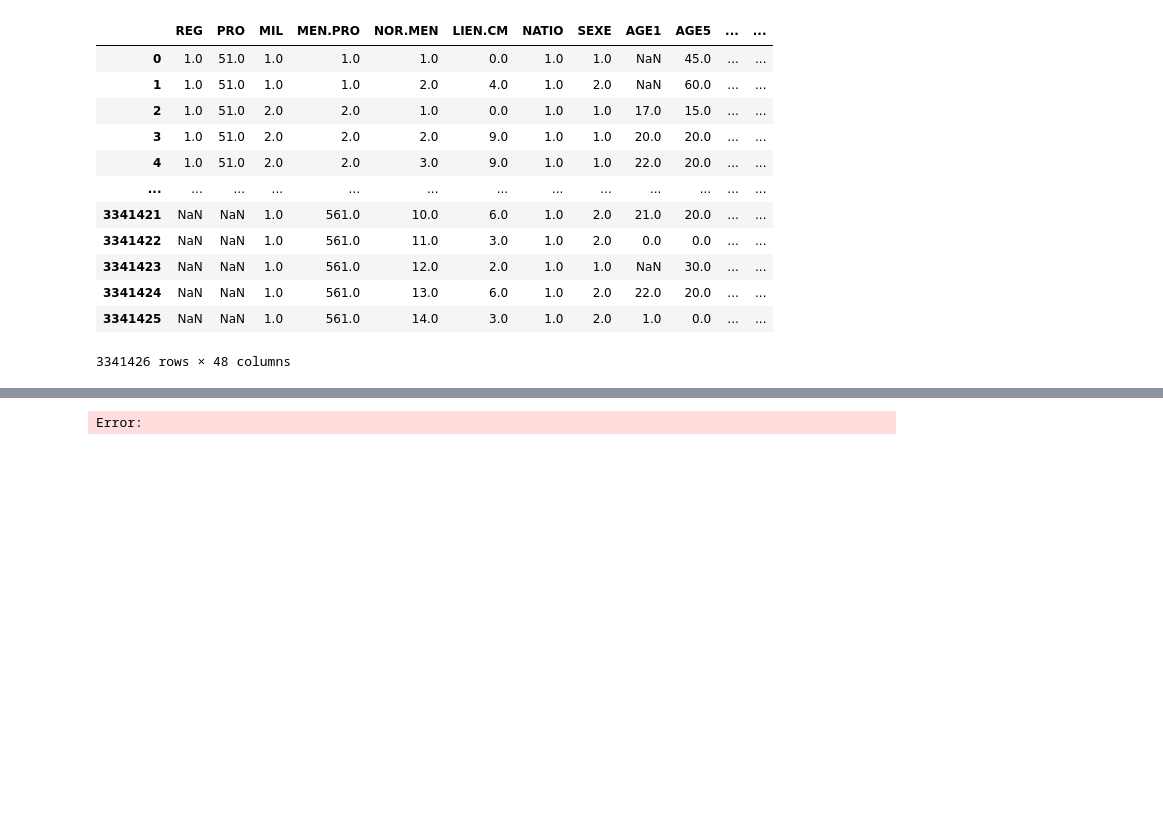
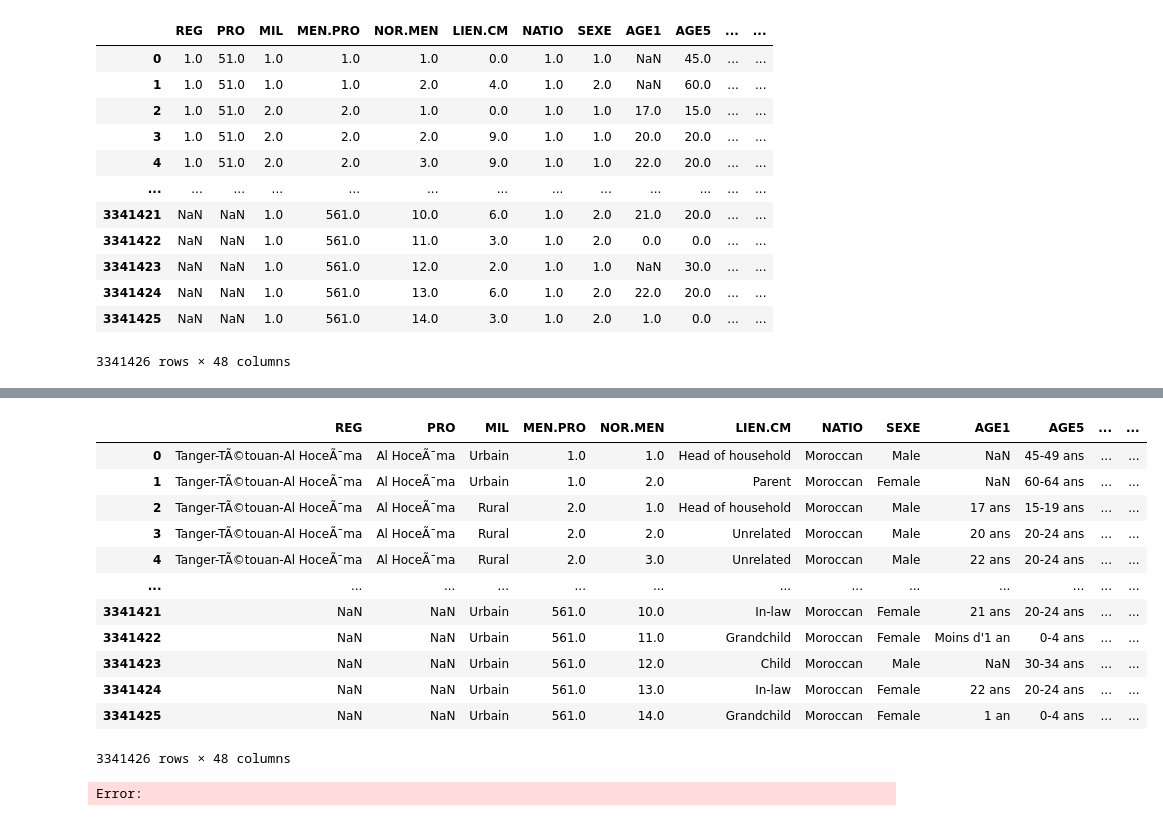
Before and after one commit to RobethX/Morocco-Language-Map, a Jupyter notebook: notebooks/preprocess.ipynb, the cells around one changed output, grey strips where cells are left out. Drawn from its saved outputs; the diff is of its cells as text; code cells hidden in the pictures; blank space fills up the shorter version.

Commit message:
Create labels metadata file

```diff
--- a/notebooks/preprocess.ipynb
+++ b/notebooks/preprocess.ipynb
@@ -6,7 +7,7 @@ import pyreadstat
 
 sns.set_theme()
 # %%
-df, meta = pyreadstat.read_sav("../data/dataset.sav", encoding="LATIN1")
+df, meta = pyreadstat.read_sav("../data/dataset.sav", encoding="LATIN1", formats_as_category=True)
 df
 # %% [output]
 |  | REG | PRO | MIL | MEN.PRO | NOR.MEN | LIEN.CM | NATIO | SEXE | AGE1 | AGE5 | ... | ... |
@@ -24,12 +25,13 @@ df
 3341426 rows × 48 columns
 # %%
 # Fix encoding
-#meta.variable_value_labels = {k: {v.encode("LATIN1").decode("UTF-8"): k for k, v in meta.value_labels[k].items()} for k in meta.value_labels.keys()}
+meta.variable_value_labels = {k: {v.encode("LATIN1").decode("UTF-8"): k for k, v in meta.value_labels[k].items()} for k in meta.value_labels.keys()}
 meta.value_labels = {k: {v.encode("LATIN1").decode("UTF-8"): k for k, v in meta.value_labels[k].items()} for k in meta.value_labels.keys()}
 #meta.column_labels = {k: v.encode("LATIN1").decode("UTF-8") for k, v in meta.column_labels.items()}
 #meta.column_names_to_labels = {k: v.encode("LATIN1").decode("UTF-8") for k, v in meta.column_names_to_labels.items()}
 # %%
-_df = df.dropna(subset=["REG", "PRO", "LANG1"]) # filter out missing values for region, province, or language
+_df = df.copy()
+#_df = df.dropna(subset=["REG", "PRO", "LANG1"]) # filter out missing values for region, province, or language
 # %%
 _df = _df.loc[_df["NATIO"] == 1] # filter out non-Moroccans
 _df = _df.loc[_df["AGE1"] >= 18] # filter out minors
@@ -46 +64,18 @@ plt.show()
+# %%
+df_out = pyreadstat.set_value_labels(_df, meta, formats_as_category=True)
+df_out
+# %% [output]
+|  | REG | PRO | MIL | MEN.PRO | NOR.MEN | LIEN.CM | NATIO | SEXE | AGE1 | AGE5 | ... | ... |
+| 0 | Tanger-TÃ©touan-Al HoceÃ¯ma | Al HoceÃ¯ma | Urbain | 1.0 | 1.0 | Head of household | Moroccan | Male | NaN | 45-49 ans | ... | ... |
+| 1 | Tanger-TÃ©touan-Al HoceÃ¯ma | Al HoceÃ¯ma | Urbain | 1.0 | 2.0 | Parent | Moroccan | Female | NaN | 60-64 ans | ... | ... |
+| 2 | Tanger-TÃ©touan-Al HoceÃ¯ma | Al HoceÃ¯ma | Rural | 2.0 | 1.0 | Head of household | Moroccan | Male | 17 ans | 15-19 ans | ... | ... |
+| 3 | Tanger-TÃ©touan-Al HoceÃ¯ma | Al HoceÃ¯ma | Rural | 2.0 | 2.0 | Unrelated | Moroccan | Male | 20 ans | 20-24 ans | ... | ... |
+| 4 | Tanger-TÃ©touan-Al HoceÃ¯ma | Al HoceÃ¯ma | Rural | 2.0 | 3.0 | Unrelated | Moroccan | Male | 22 ans | 20-24 ans | ... | ... |
+| ... | ... | ... | ... | ... | ... | ... | ... | ... | ... | ... | ... | ... |
+| 3341421 | NaN | NaN | Urbain | 561.0 | 10.0 | In-law | Moroccan | Female | 21 ans | 20-24 ans | ... | ... |
+| 3341422 | NaN | NaN | Urbain | 561.0 | 11.0 | Grandchild | Moroccan | Female | Moins d'1 an | 0-4 ans | ... | ... |
+| 3341423 | NaN | NaN | Urbain | 561.0 | 12.0 | Child | Moroccan | Male | NaN | 30-34 ans | ... | ... |
+| 3341424 | NaN | NaN | Urbain | 561.0 | 13.0 | In-law | Moroccan | Female | 22 ans | 20-24 ans | ... | ... |
+| 3341425 | NaN | NaN | Urbain | 561.0 | 14.0 | Grandchild | Moroccan | Female | 1 an | 0-4 ans | ... | ... |
+3341426 rows × 48 columns
 # %%
```
Also changed, not shown: parts of 7 cells of this notebook, 1 other file.
